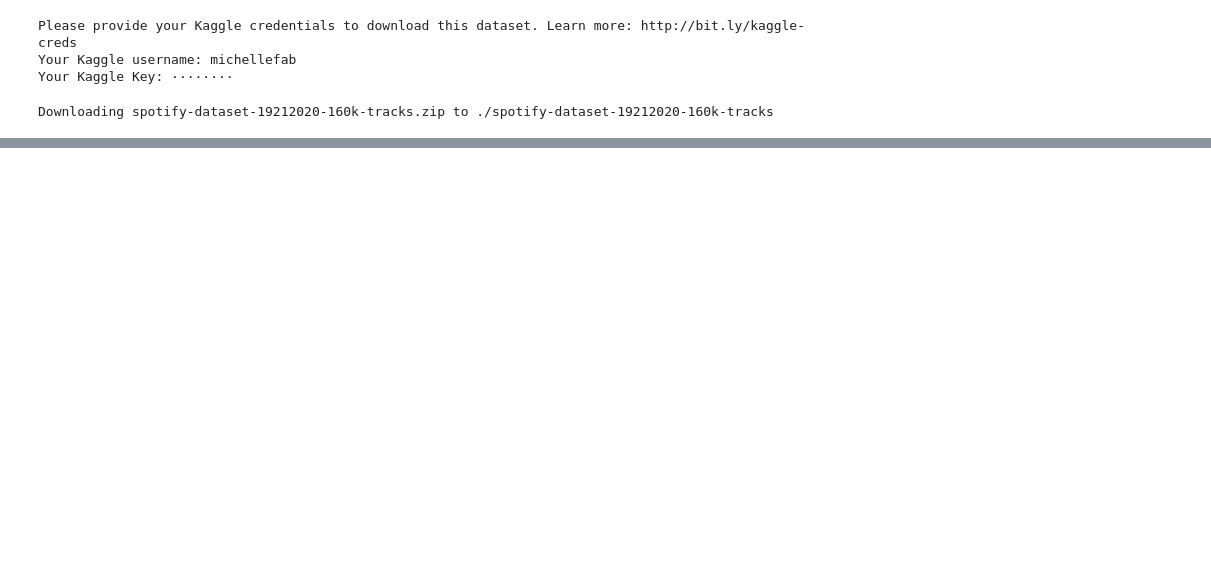
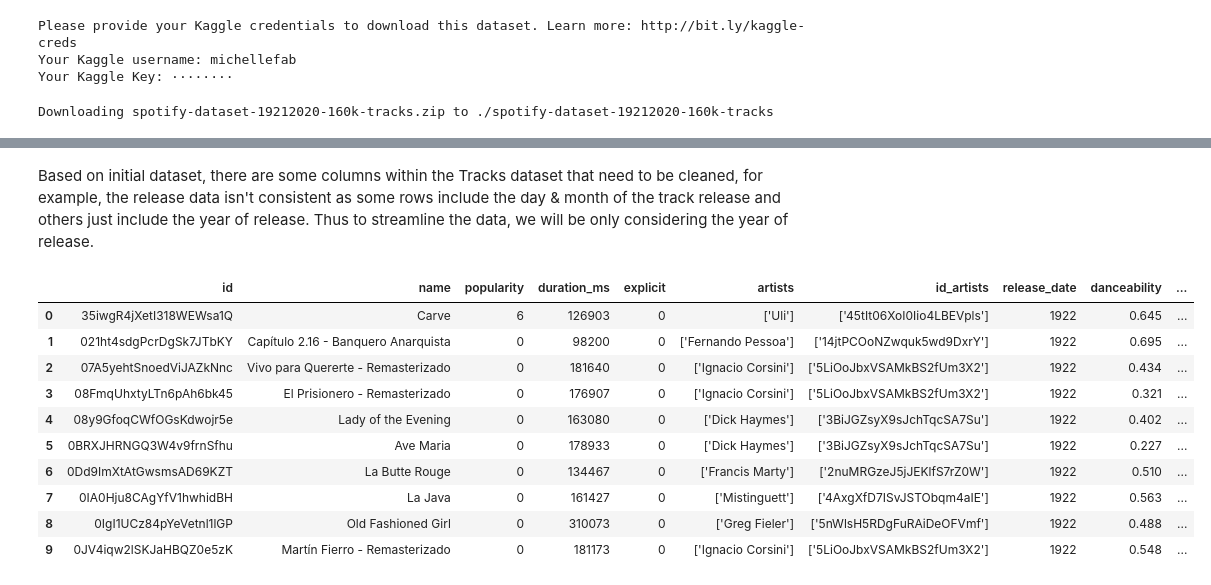
Before and after one commit to afaboro/CMSC320-FinalTutorial, a Jupyter notebook: CMSC320 - Data Science Tutorial.ipynb, the cells around one changed output, grey strips where cells are left out. Cells and saved outputs as stored; diff of their text form; code cells hidden in the pictures; blank space fills up the shorter version.

Commit message:
Begun cleaning data -- still in progress

```diff
--- a/CMSC320 - Data Science Tutorial.ipynb
+++ b/CMSC320 - Data Science Tutorial.ipynb
@@ -42,6 +48,7 @@ Your Kaggle Key: ········
 Downloading spotify-dataset-19212020-160k-tracks.zip to ./spotify-dataset-19212020-160k-tracks
 # %%
 tfile = 'spotify-dataset-19212020-160k-tracks/tracks.csv'
-tracks_df = pd.read_csv(tfile)
-tracks_df.head()
+tracks = pd.read_csv(tfile)
+print(tracks.shape)
+tracks.head()
 # %% [output]
@@ -53,0 +108,17 @@ tracks_df.head()
+# %% [markdown]
+Based on initial dataset, there are some columns within the Tracks dataset that need to be cleaned, for example, the release data isn't consistent as some rows include the day & month of the track release and others just include the year of release. Thus to streamline the data, we will be only considering the year of release.
+# %%
+tracks['release_date'] = tracks['release_date'].str[:4].astype(int)
+tracks.head(10)
+# %% [output]
+|  | id | name | popularity | duration_ms | explicit | artists | id_artists | release_date | danceability | ... |
+| 0 | 35iwgR4jXetI318WEWsa1Q | Carve | 6 | 126903 | 0 | ['Uli'] | ['45tIt06XoI0Iio4LBEVpls'] | 1922 | 0.645 | ... |
+| 1 | 021ht4sdgPcrDgSk7JTbKY | Capítulo 2.16 - Banquero Anarquista | 0 | 98200 | 0 | ['Fernando Pessoa'] | ['14jtPCOoNZwquk5wd9DxrY'] | 1922 | 0.695 | ... |
+| 2 | 07A5yehtSnoedViJAZkNnc | Vivo para Quererte - Remasterizado | 0 | 181640 | 0 | ['Ignacio Corsini'] | ['5LiOoJbxVSAMkBS2fUm3X2'] | 1922 | 0.434 | ... |
+| 3 | 08FmqUhxtyLTn6pAh6bk45 | El Prisionero - Remasterizado | 0 | 176907 | 0 | ['Ignacio Corsini'] | ['5LiOoJbxVSAMkBS2fUm3X2'] | 1922 | 0.321 | ... |
+| 4 | 08y9GfoqCWfOGsKdwojr5e | Lady of the Evening | 0 | 163080 | 0 | ['Dick Haymes'] | ['3BiJGZsyX9sJchTqcSA7Su'] | 1922 | 0.402 | ... |
+| 5 | 0BRXJHRNGQ3W4v9frnSfhu | Ave Maria | 0 | 178933 | 0 | ['Dick Haymes'] | ['3BiJGZsyX9sJchTqcSA7Su'] | 1922 | 0.227 | ... |
+| 6 | 0Dd9ImXtAtGwsmsAD69KZT | La Butte Rouge | 0 | 134467 | 0 | ['Francis Marty'] | ['2nuMRGzeJ5jJEKlfS7rZ0W'] | 1922 | 0.510 | ... |
+| 7 | 0IA0Hju8CAgYfV1hwhidBH | La Java | 0 | 161427 | 0 | ['Mistinguett'] | ['4AxgXfD7ISvJSTObqm4aIE'] | 1922 | 0.563 | ... |
+| 8 | 0IgI1UCz84pYeVetnl1lGP | Old Fashioned Girl | 0 | 310073 | 0 | ['Greg Fieler'] | ['5nWlsH5RDgFuRAiDeOFVmf'] | 1922 | 0.488 | ... |
+| 9 | 0JV4iqw2lSKJaHBQZ0e5zK | Martín Fierro - Remasterizado | 0 | 181173 | 0 | ['Ignacio Corsini'] | ['5LiOoJbxVSAMkBS2fUm3X2'] | 1922 | 0.548 | ... |
```
Also changed, not shown: parts of 12 cells of this notebook.
